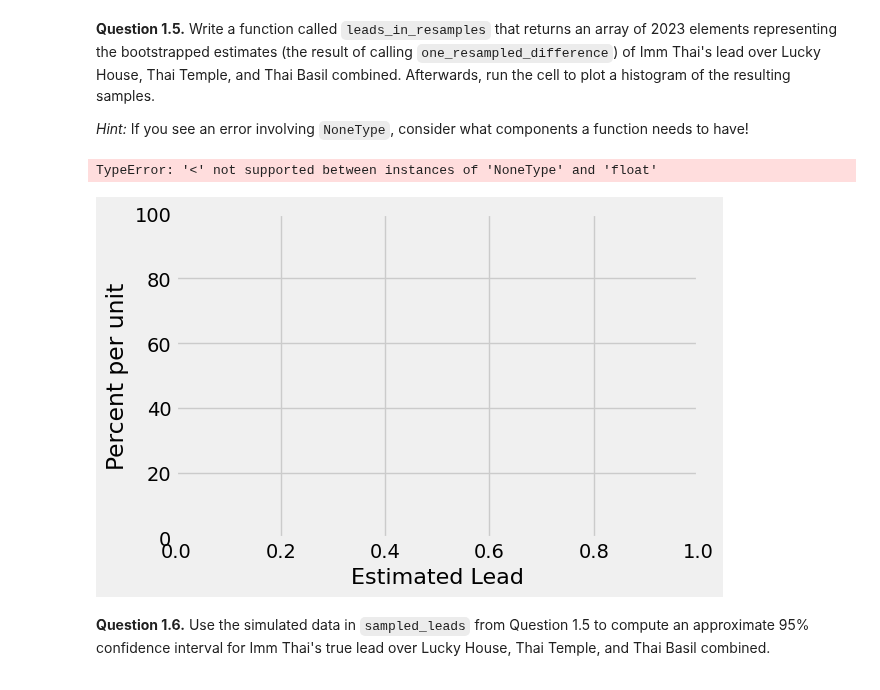
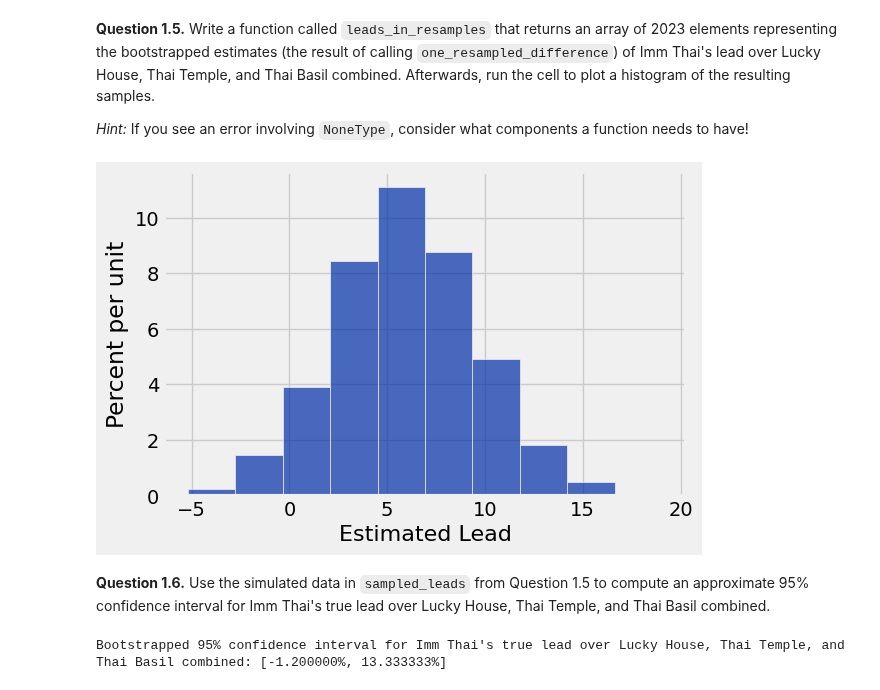
Before and after one commit to zeke5172-wq/Data-Analytics-class, a Jupyter notebook: hw08-2/hw08.ipynb, the cells around one changed output. Drawn from its saved outputs; the diff is of its cells as text; code cells hidden in the pictures.

```diff
--- a/hw08-2/hw08.ipynb
+++ b/hw08-2/hw08.ipynb
@@ -155,20 +155,26 @@ q1_4 results: All test cases passed!
 *Hint:* If you see an error involving `NoneType`, consider what components a function needs to have!
 # %%
 def leads_in_resamples():
-    ...
+  percentage=make_array()
+  for i in np.arange(2023):
+    bootstrap = votes.sample()
+    samp=one_resampled_difference(bootstrap)
+    percentage=np.append(percentage,samp)
+  return percentage
 
 sampled_leads = leads_in_resamples()
 Table().with_column('Estimated Lead', sampled_leads).hist("Estimated Lead")
 # %% [output]
-TypeError: '<' not supported between instances of 'NoneType' and 'float'
-[figure, old version]
+[figure, new version]
 # %% [markdown]
 <!-- END QUESTION -->
 
 **Question 1.6.** Use the simulated data in `sampled_leads` from Question 1.5 to compute an approximate 95% confidence interval for Imm Thai's true lead over Lucky House, Thai Temple, and Thai Basil combined.
 # %%
-diff_lower_bound = ...
-diff_upper_bound = ...
+diff_lower_bound = percentile(2.5,sampled_leads)
+diff_upper_bound = percentile(97.5,sampled_leads)
 print("Bootstrapped 95% confidence interval for Imm Thai's true lead over Lucky House, Thai Temple, and Thai Basil combined: [{:f}%, {:f}%]".format(diff_lower_bound, diff_upper_bound))
+# %% [output]
+Bootstrapped 95% confidence interval for Imm Thai's true lead over Lucky House, Thai Temple, and Thai Basil combined: [-1.200000%, 13.333333%]
 # %%
 grader.check("q1_6")
```
Also changed, not shown: parts of 5 cells of this notebook, 1 other file.
